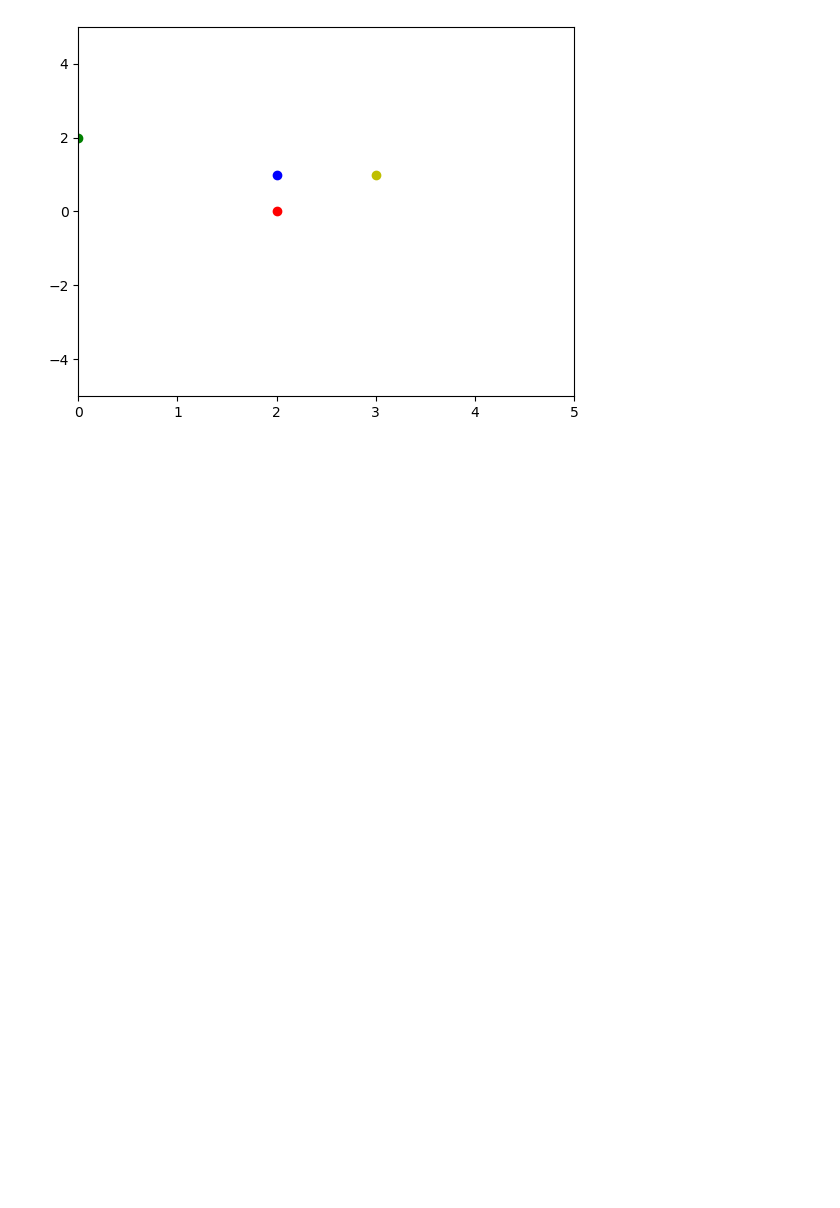
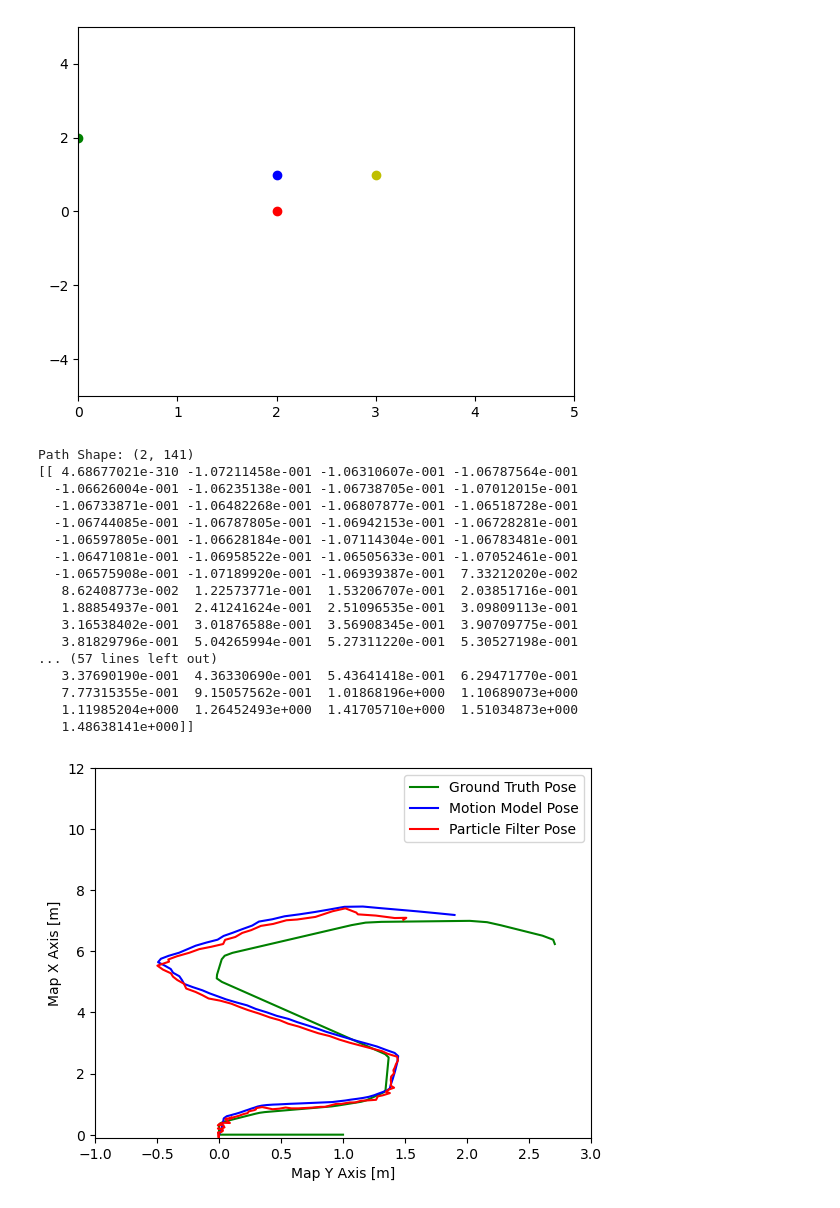
Before and after one commit to HassanHotait/RobotAutonomy, a Jupyter notebook: 34761_Robot_Autonomy_Navigation.ipynb, the cells around one changed output. Saved outputs shown, nothing was run; the diff lists cells and outputs as text; code cells hidden in the pictures; blank space fills up the shorter version.

Commit message:
Particle Filter Results

```diff
--- a/34761_Robot_Autonomy_Navigation.ipynb
+++ b/34761_Robot_Autonomy_Navigation.ipynb
@@ -269,3 +269,55 @@ plt.xlim(0, 5)
 # %% [output]
 (0.0, 5.0)
 [figure]
+# %%
+import numpy as np
+
+import matplotlib.pyplot as plt
+
+end = -10
+gt_path = np.load('gt.npy')[:,:end]
+mm_path = np.load('mm.npy')[:,:end]
+pf_path = np.load('pf.npy')[:,:end]
+
+
+print(f'Path Shape: {pf_path.shape}')
+
+print(pf_path)
+
+# plt.plot(gt_path[:, 0], gt_path[:, 1], 'g-')
+# plt.plot(mm_path[:, 0], mm_path[:, 1], 'o-')
+# plt.plot(pf_path[:, 0], pf_path[:, 1], 'r-')
+
+
+# Plot the data
+fig, ax = plt.subplots()
+ax.plot(gt_path[1, :], gt_path[0, :], 'g-', label='Ground Truth Pose').__reduce_ex__
+ax.plot(mm_path[1, :], mm_path[0, :], 'b-', label='Motion Model Pose')
+ax.plot(pf_path[1, :], pf_path[0, :], 'r-', label='Particle Filter Pose')
+
+plt.xlim(-1, 3)
+plt.ylim(-0.1, 12)
+plt.xlabel('Map Y Axis [m]')
+plt.ylabel('Map X Axis [m]')
+plt.legend()
+
+plt.savefig('path.png')
+# %% [output]
+Path Shape: (2, 141)
+[[ 4.68677021e-310 -1.07211458e-001 -1.06310607e-001 -1.06787564e-001
+  -1.06626004e-001 -1.06235138e-001 -1.06738705e-001 -1.07012015e-001
+  -1.06733871e-001 -1.06482268e-001 -1.06807877e-001 -1.06518728e-001
+  -1.06744085e-001 -1.06787805e-001 -1.06942153e-001 -1.06728281e-001
+  -1.06597805e-001 -1.06628184e-001 -1.07114304e-001 -1.06783481e-001
+  -1.06471081e-001 -1.06958522e-001 -1.06505633e-001 -1.07052461e-001
+  -1.06575908e-001 -1.07189920e-001 -1.06939387e-001  7.33212020e-002
+   8.62408773e-002  1.22573771e-001  1.53206707e-001  2.03851716e-001
+   1.88854937e-001  2.41241624e-001  2.51096535e-001  3.09809113e-001
+   3.16538402e-001  3.01876588e-001  3.56908345e-001  3.90709775e-001
+   3.81829796e-001  5.04265994e-001  5.27311220e-001  5.30527198e-001
+... (57 lines left out)
+   3.37690190e-001  4.36330690e-001  5.43641418e-001  6.29471770e-001
+   7.77315355e-001  9.15057562e-001  1.01868196e+000  1.10689073e+000
+   1.11985204e+000  1.26452493e+000  1.41705710e+000  1.51034873e+000
+   1.48638141e+000]]
+[figure, added]
```
Also changed, not shown: parts of 2 cells of this notebook, 8 other files.
